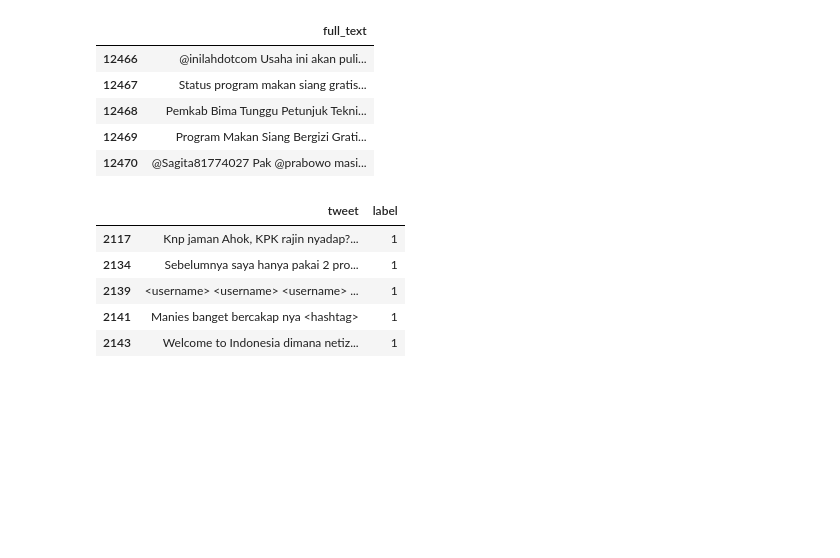
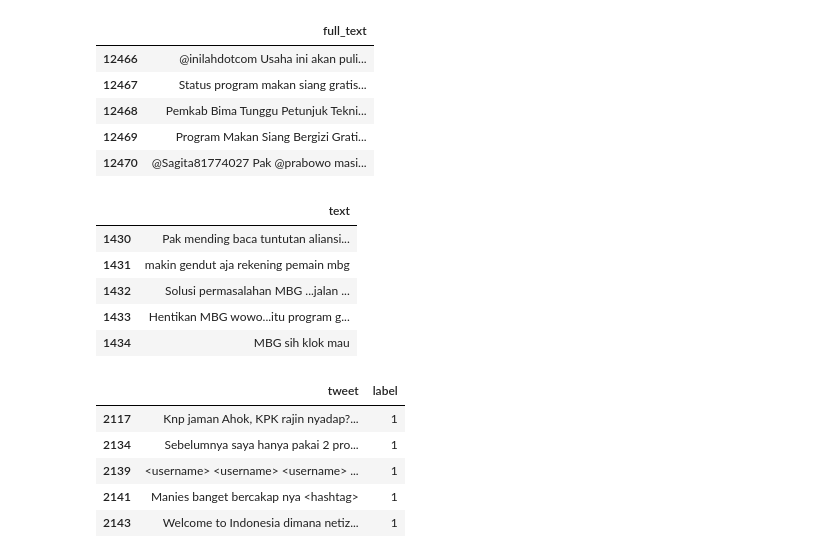
Before and after one commit to yuemway/Analisis-Sentimen-Masyarakat-pada-Program-Makan-Siang-Gratis, a Jupyter notebook: preprocessing.ipynb, the cells around one changed output. Cells and saved outputs as stored; diff of their text form; code cells hidden in the pictures; blank space fills up the shorter version.

```diff
--- a/preprocessing.ipynb
+++ b/preprocessing.ipynb
@@ -113,6 +148,15 @@ data_mbg.tail()
 | 12468 | Pemkab Bima Tunggu Petunjuk Tekni... |
 | 12469 | Program Makan Siang Bergizi Grati... |
 | 12470 | @Sagita81774027 Pak @prabowo masi... |
+# %%
+data_mbg2.tail()
+# %% [output]
+|  | text |
+| 1430 | Pak mending baca tuntutan aliansi... |
+| 1431 | makin gendut aja rekening pemain mbg |
+| 1432 | Solusi permasalahan MBG ...jalan ... |
+| 1433 | Hentikan MBG wowo...itu program g... |
+| 1434 | MBG sih klok mau |
 # %%
 data_sarc.tail()
 # %% [output]
```
Also changed, not shown: parts of 10 cells of this notebook, 5 other files.
